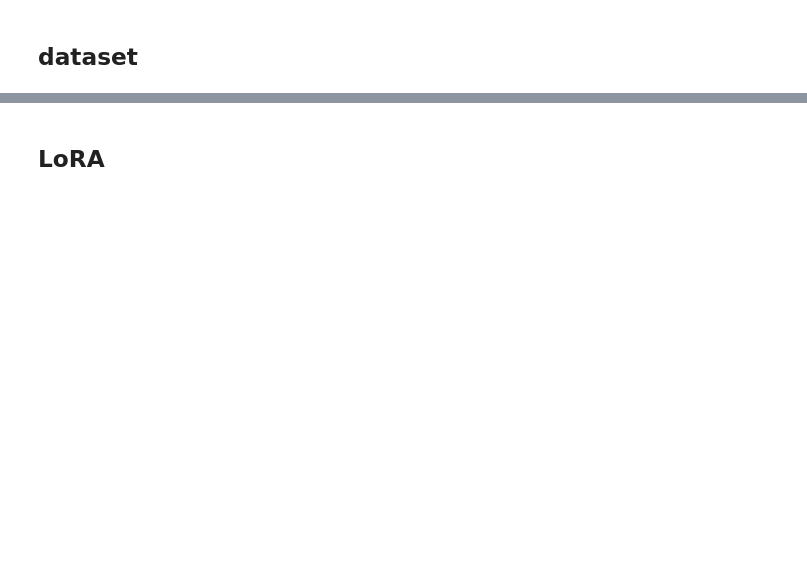
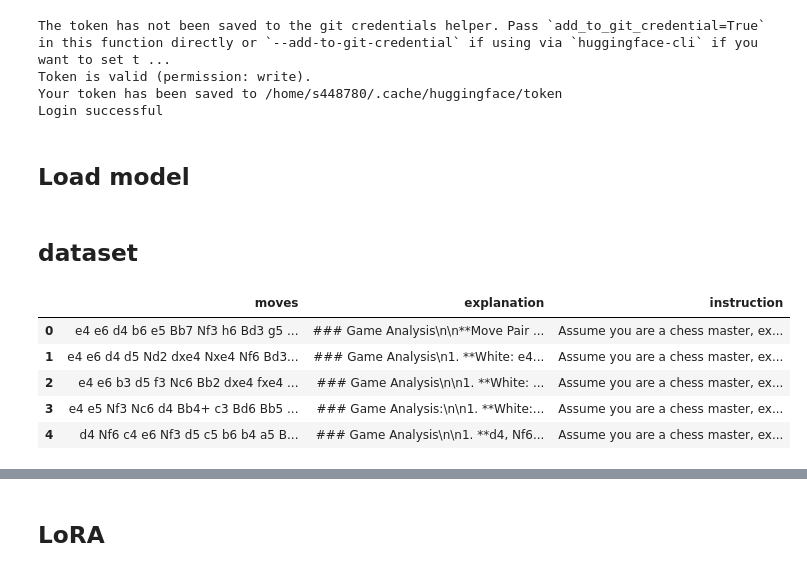
Before and after one commit to TheOpenSI/CoSMIC, a Jupyter notebook: finetune/mistral_2.ipynb, the cells around one changed output, grey strips where cells are left out. Cells and saved outputs as stored; diff of their text form; code cells hidden in the pictures; blank space fills up the shorter version.

```diff
--- a/finetune/mistral_2.ipynb
+++ b/finetune/mistral_2.ipynb
@@ -28,0 +31,9 @@ VBox(children=(HTML(value='<center> <img\nsrc=https://huggingface.co/front/asset
+# %%
+login(hf_token)
+# %% [output]
+The token has not been saved to the git credentials helper. Pass `add_to_git_credential=True` in this function directly or `--add-to-git-credential` if using via `huggingface-cli` if you want to set t ...
+Token is valid (permission: write).
+Your token has been saved to /home/s448780/.cache/huggingface/token
+Login successful
+# %% [markdown]
+## Load model
@@ -29,2 +61,13 @@ VBox(children=(HTML(value='<center> <img\nsrc=https://huggingface.co/front/asset
 # %% [markdown]
 ## dataset
+# %%
+df = pd.read_csv("filtered_data/data.csv")
+df["instruction"] = "Assume you are a chess master, explain the strategy used by each player based on the provided chess moves."
+df.head()
+# %% [output]
+|  | moves | explanation | instruction |
+| 0 | e4 e6 d4 b6 e5 Bb7 Nf3 h6 Bd3 g5 ... | ### Game Analysis\n\n**Move Pair ... | Assume you are a chess master, ex... |
+| 1 | e4 e6 d4 d5 Nd2 dxe4 Nxe4 Nf6 Bd3... | ### Game Analysis\n1. **White: e4... | Assume you are a chess master, ex... |
+| 2 | e4 e6 b3 d5 f3 Nc6 Bb2 dxe4 fxe4 ... | ### Game Analysis\n\n1. **White: ... | Assume you are a chess master, ex... |
+| 3 | e4 e5 Nf3 Nc6 d4 Bb4+ c3 Bd6 Bb5 ... | ### Game Analysis:\n\n1. **White:... | Assume you are a chess master, ex... |
+| 4 | d4 Nf6 c4 e6 Nf3 d5 c5 b6 b4 a5 B... | ### Game Analysis\n\n1. **d4, Nf6... | Assume you are a chess master, ex... |
```
Also changed, not shown: parts of 32 cells of this notebook, 2 other files.
